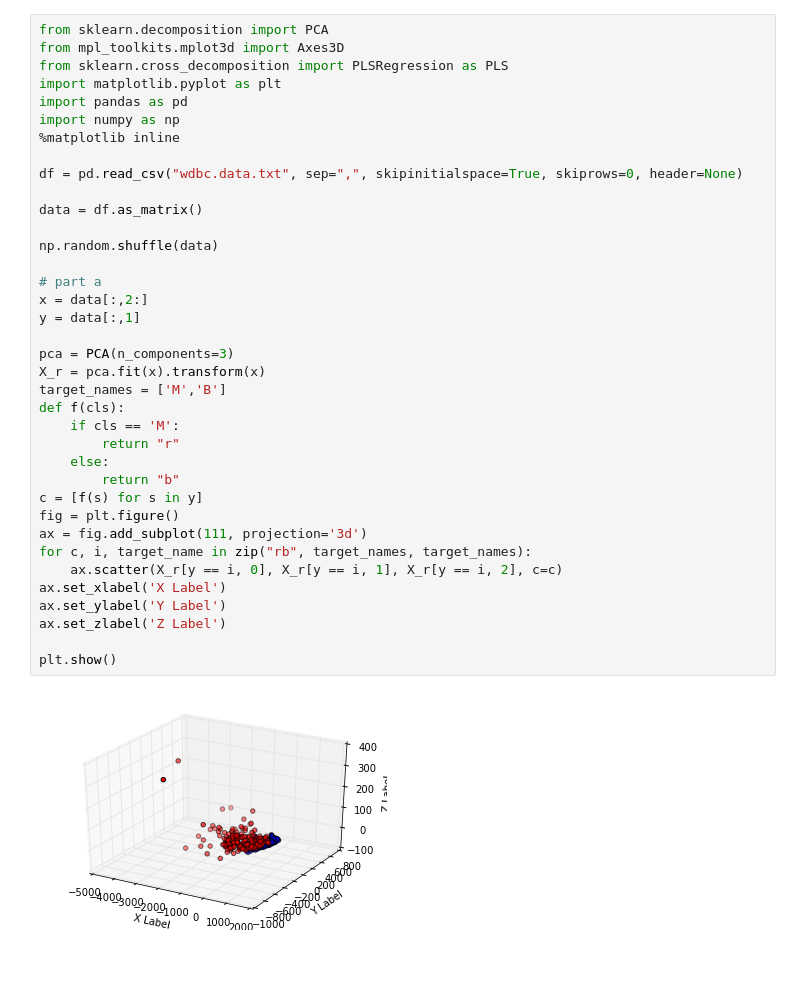
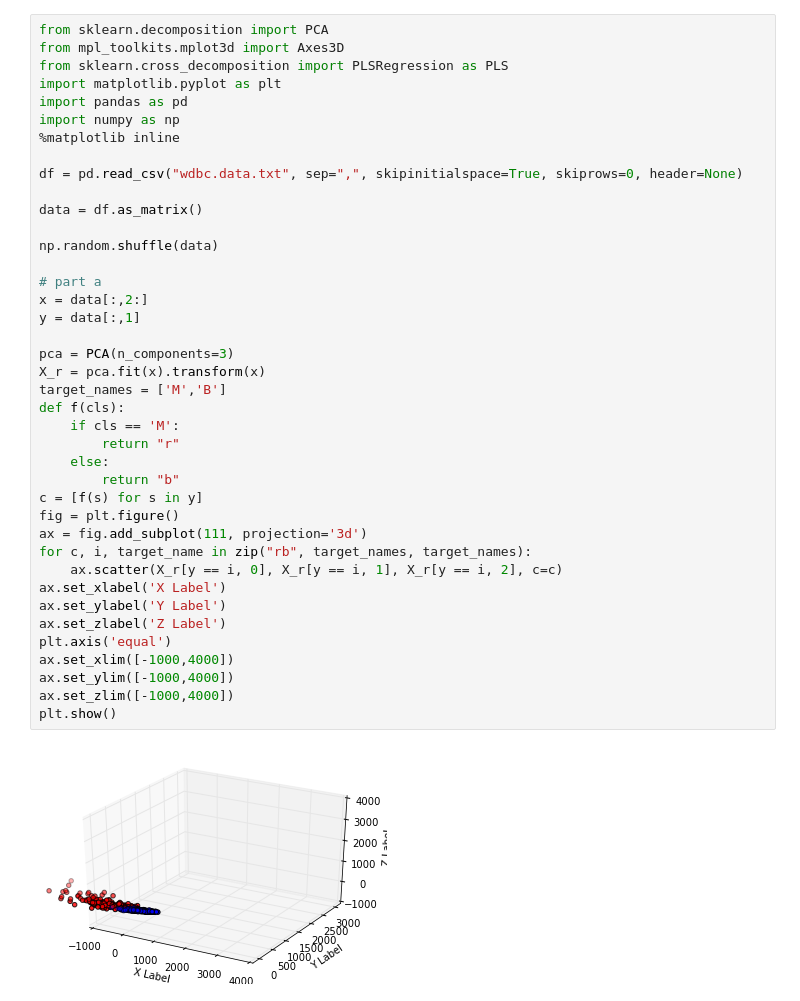
Before and after one commit to js345/applied-machine-learning, a Jupyter notebook: hw4/p3.ipynb, the cells around one changed output. Saved outputs shown, nothing was run; the diff lists cells and outputs as text; blank space fills up the shorter version.

```diff
--- a/hw4/p3.ipynb
+++ b/hw4/p3.ipynb
@@ -8,35 +8,38 @@ import numpy as np
 %matplotlib inline
 
 df = pd.read_csv("wdbc.data.txt", sep=",", skipinitialspace=True, skiprows=0, header=None)
 
 data = df.as_matrix()
 
 np.random.shuffle(data)
 
 # part a
 x = data[:,2:]
 y = data[:,1]
 
 pca = PCA(n_components=3)
 X_r = pca.fit(x).transform(x)
 target_names = ['M','B']
 def f(cls):
     if cls == 'M':
         return "r"
     else:
         return "b"
 c = [f(s) for s in y]
 fig = plt.figure()
 ax = fig.add_subplot(111, projection='3d')
 for c, i, target_name in zip("rb", target_names, target_names):
     ax.scatter(X_r[y == i, 0], X_r[y == i, 1], X_r[y == i, 2], c=c)
 ax.set_xlabel('X Label')
 ax.set_ylabel('Y Label')
 ax.set_zlabel('Z Label')
-
+plt.axis('equal')
+ax.set_xlim([-1000,4000])
+ax.set_ylim([-1000,4000])
+ax.set_zlim([-1000,4000])
 plt.show()
 # %% [output]
-[figure, old version]
+[figure, new version]
 # %%
 # part b
 PLS1 = PLS(n_components=3)
```
Also changed, not shown: parts of 1 cell of this notebook, 5 other files.
